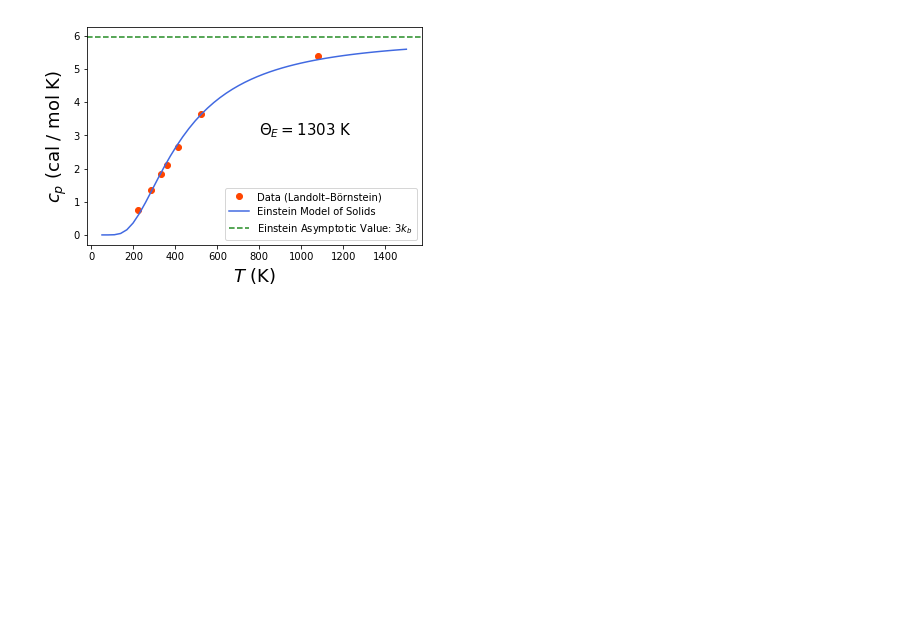
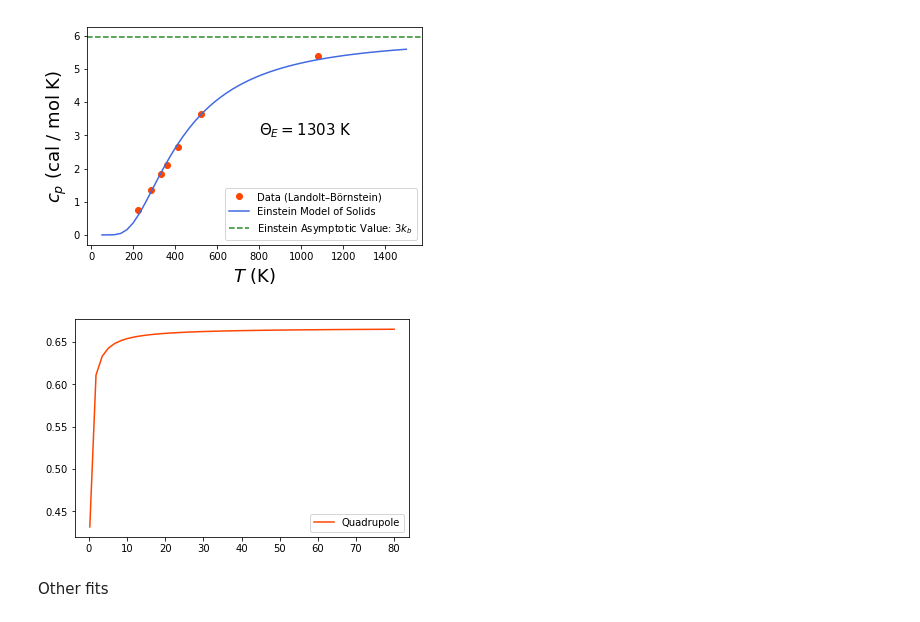
Before and after one commit to rodsveiga/statistical-mechanics, a Jupyter notebook: einstein_fit.ipynb, the cells around one changed output. Saved outputs shown, nothing was run; the diff lists cells and outputs as text; code cells hidden in the pictures; blank space fills up the shorter version.

```diff
--- a/einstein_fit.ipynb
+++ b/einstein_fit.ipynb
@@ -28,3 +28,34 @@ plt.text(800, 3,'$\Theta_E = %d$ K' % theta_E, fontsize=15)
 plt.show()
 # %% [output]
 [figure]
+# %%
+def int_energy(T, D, J):
+    num = 2*D*(np.exp(D/T) + 2*np.cosh(J/T)) - 2*J*np.sinh(J/T)
+    den = 4*(np.exp(D/T) + np.cosh(J/T)) + np.exp(2*D/T)
+    return  num/den
+
+def entropy(T, D, J):
+    num = 2*D*(np.exp(D/T) + 2*np.cosh(J/T)) - 2*J*np.sinh(J/T)
+    den = 4*(np.exp(D/T) + np.cosh(J/T)) + np.exp(2*D/T)
+    log = (1/2)*np.log( 4*np.exp(-2*D/T)*( np.cosh(J/T) + np.exp(D/T)  ) + 1)
+    return (1/T)*(num/den) + log
+
+def q(T, D, J):
+    num = 2*np.exp(-2*D/T)*( 2*np.cosh(J/T) + np.exp(D/T)  )
+    den = 4*np.exp(-2*D/T)*( np.cosh(J/T) + np.exp(D/T)  ) + 1
+    return num/den
+# %%
+J = 5
+D = 3
+
+x = np.linspace(1, 400)
+
+#plt.plot(x/J, int_energy(x, D, J), color = 'royalblue', label='Internal Energy')
+#plt.plot(x/J, entropy(x, D, J), color = 'orangered', label='Entropy')
+plt.plot(x/J, q(x, D, J), color = 'orangered', label='Quadrupole')
+plt.legend(loc=4)
+plt.show()
+# %% [output]
+[figure, added]
+# %% [markdown]
+Other fits
```
Also changed, not shown: parts of 5 cells of this notebook.
